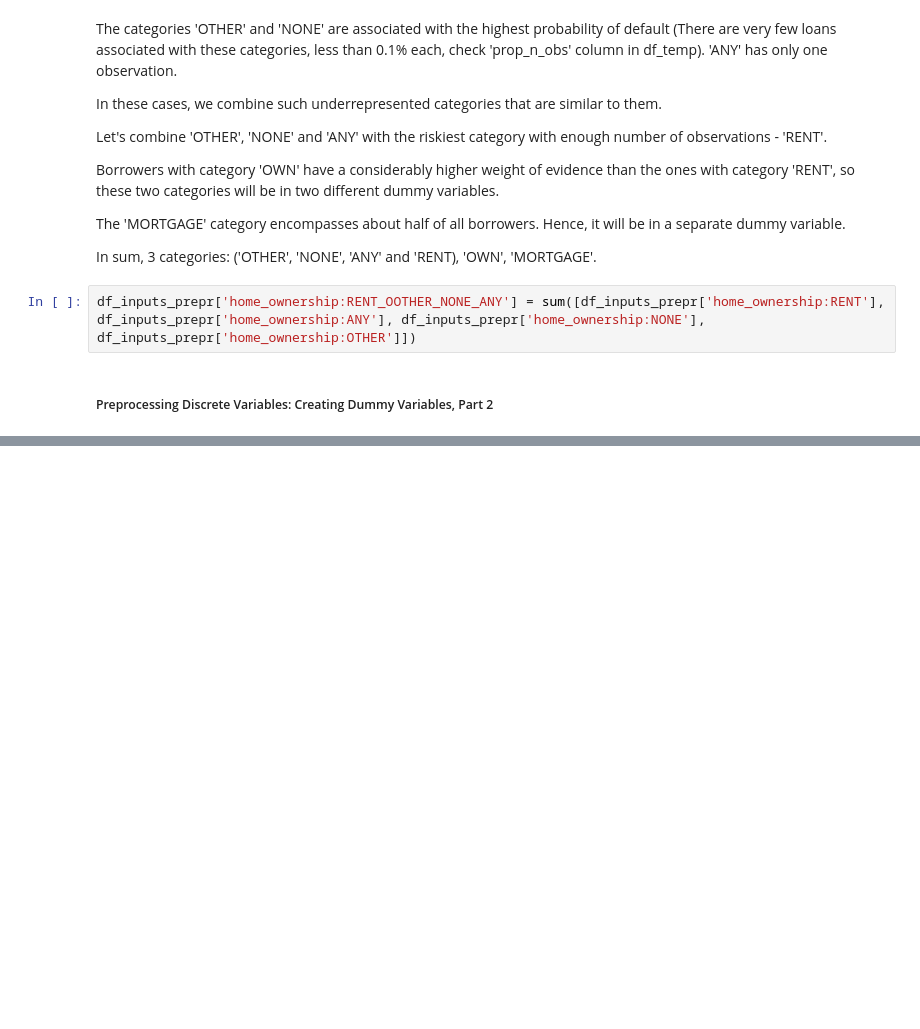
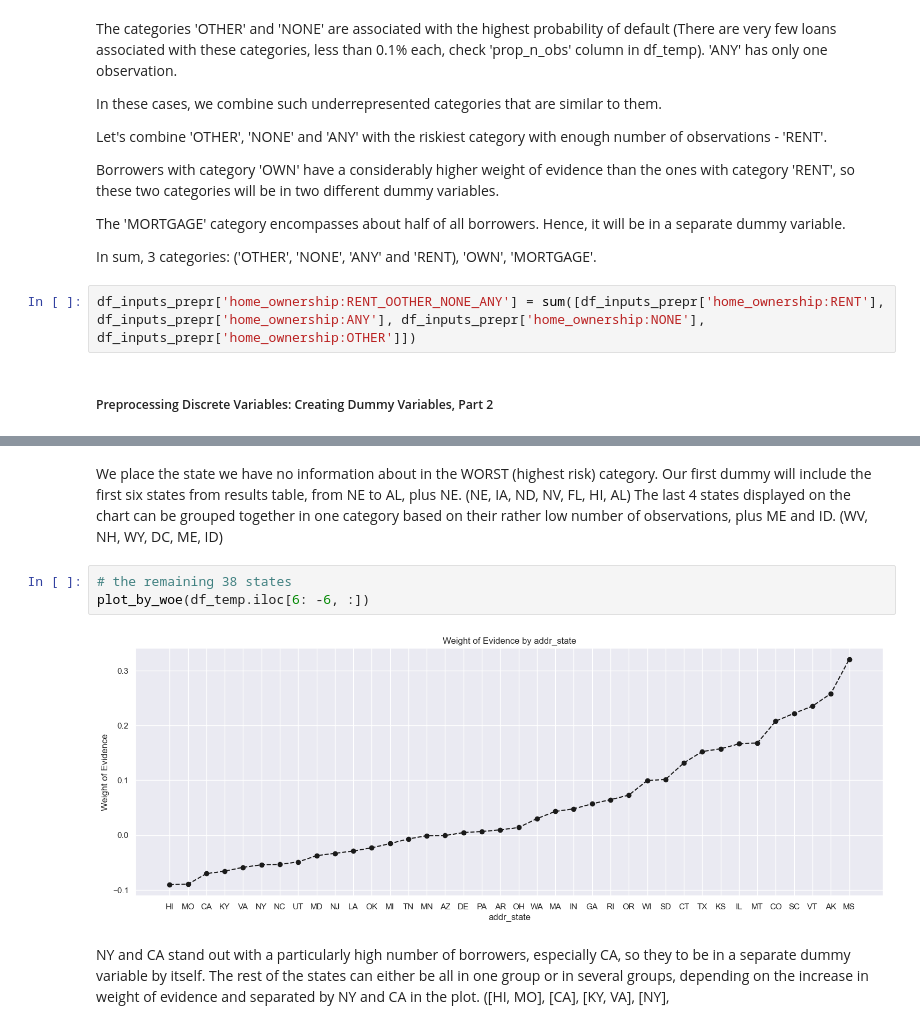
Before and after one commit to mge1112/Credit-Risk-Modeling-in-Python, a Jupyter notebook: credit_risk_modeling.ipynb, the cells around one changed output, grey strips where cells are left out. Saved outputs shown, nothing was run; the diff lists cells and outputs as text; blank space fills up the shorter version.

```diff
--- a/credit_risk_modeling.ipynb
+++ b/credit_risk_modeling.ipynb
@@ -696,0 +747,11 @@ df_inputs_prepr['home_ownership:RENT_OOTHER_NONE_ANY'] = sum([df_inputs_prepr['h
+# %% [markdown]
+We place the state we have no information about in the WORST (highest risk) category.
+Our first dummy will include the first six states from results table, from NE to AL, plus NE. (NE, IA, ND, NV, FL, HI, AL)
+The last 4 states displayed on the chart can be grouped together in one category based on their rather low number of observations, plus ME and ID. (WV, NH, WY, DC, ME, ID)
+# %%
+# the remaining 38 states
+plot_by_woe(df_temp.iloc[6: -6, :])
+# %% [output]
+[figure, added]
+# %% [markdown]
+NY and CA stand out with a particularly high number of borrowers, especially CA, so they to be in a separate dummy variable by itself. The rest of the states can either be all in one group or in several groups, depending on the increase in weight of evidence and separated by NY and CA in the plot. ([HI, MO], [CA], [KY, VA], [NY],
```
Also changed, not shown: parts of 8 cells of this notebook.
